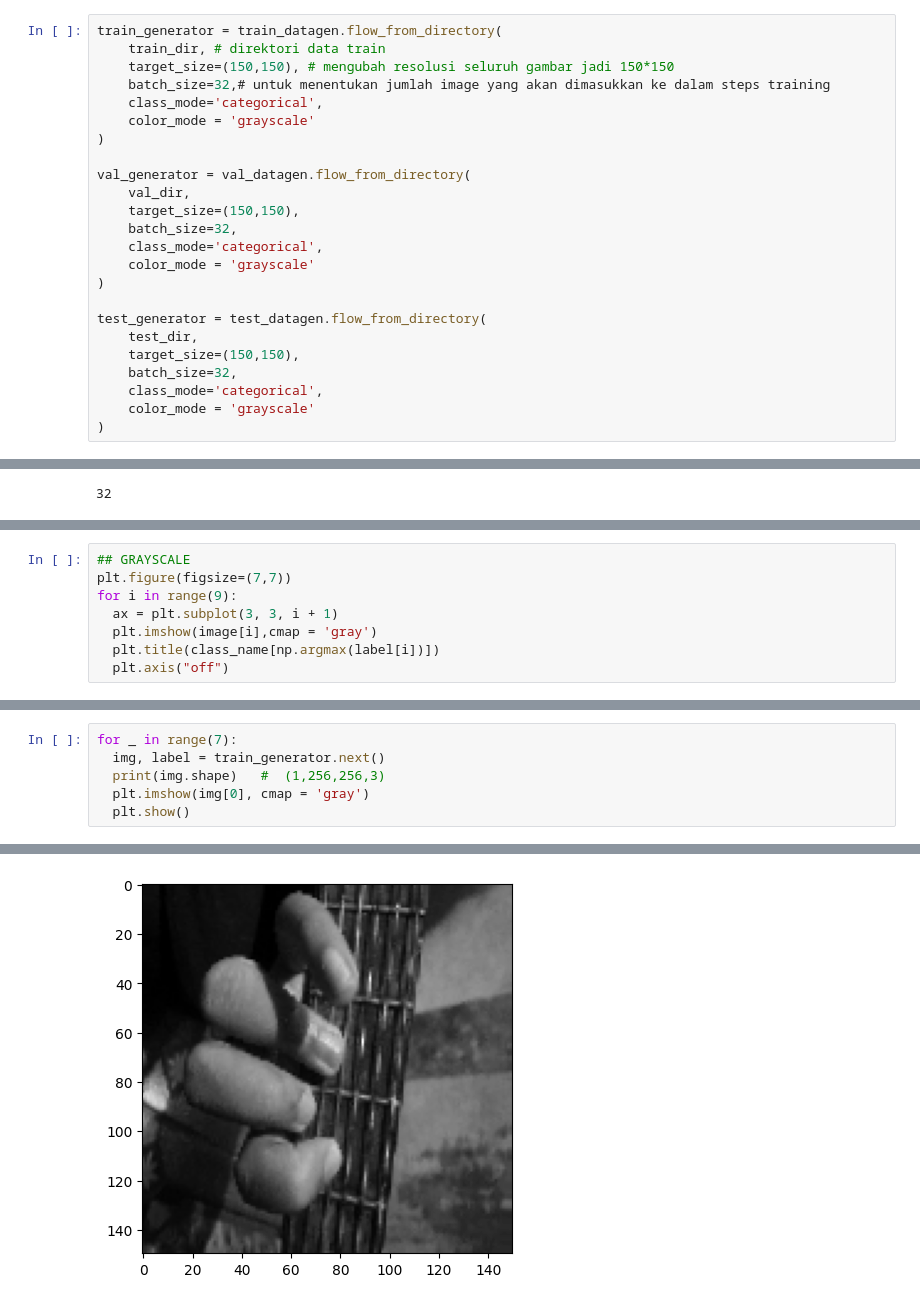
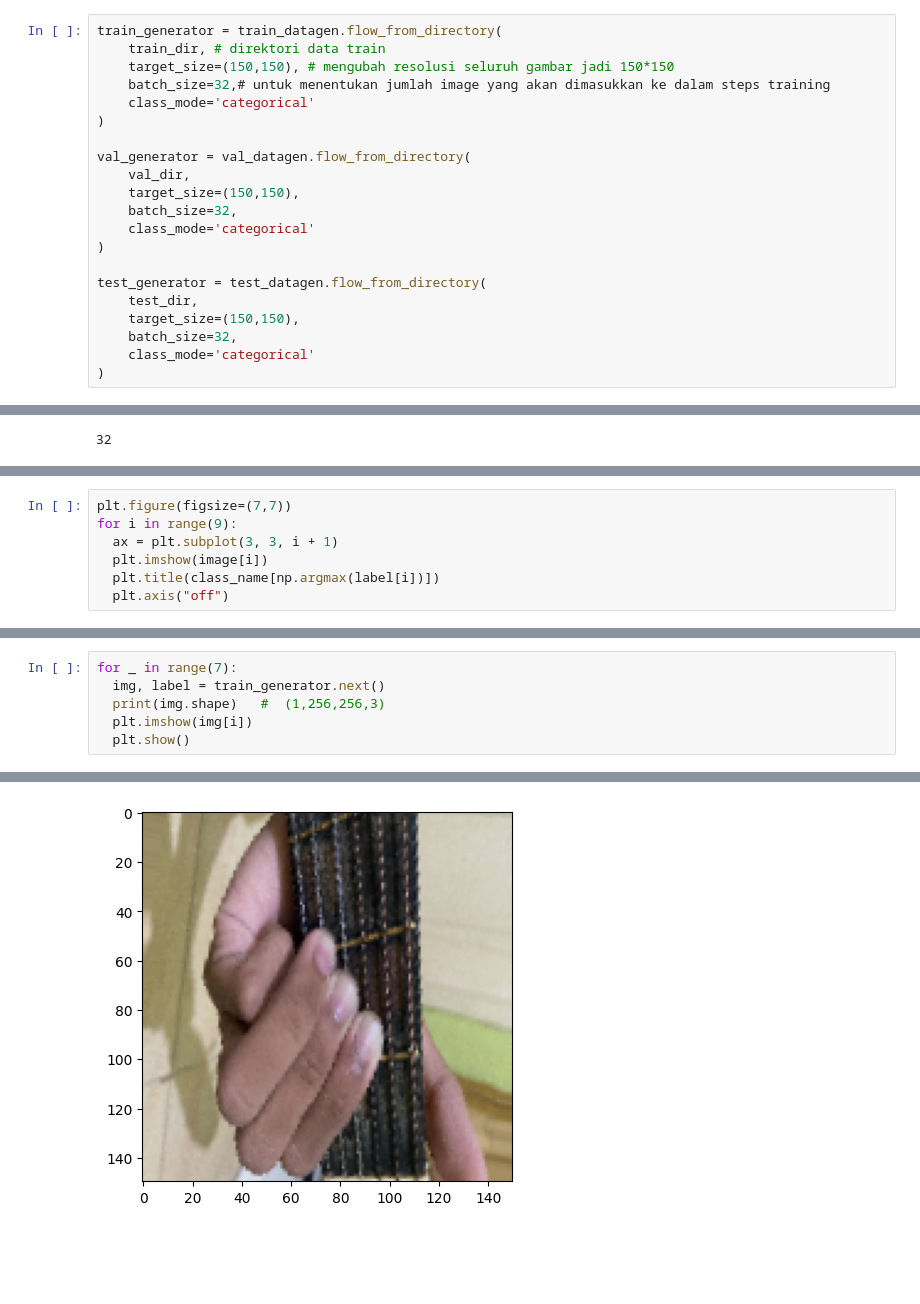
Before and after one commit to Nizares/GuitarChordsClassification, a Jupyter notebook: Kunci_Gitar.ipynb, the cells around one changed output, grey strips where cells are left out. Saved outputs shown, nothing was run; the diff lists cells and outputs as text; blank space fills up the shorter version.

Commit message:
Tidak Jadi Menggunakan Grayscale

```diff
--- a/Kunci_Gitar.ipynb
+++ b/Kunci_Gitar.ipynb
@@ -68,24 +68,21 @@ train_generator = train_datagen.flow_from_directory(
     train_dir, # direktori data train
     target_size=(150,150), # mengubah resolusi seluruh gambar jadi 150*150
     batch_size=32,# untuk menentukan jumlah image yang akan dimasukkan ke dalam steps training
-    class_mode='categorical',
-    color_mode = 'grayscale'
+    class_mode='categorical'
 )
 
 val_generator = val_datagen.flow_from_directory(
     val_dir,
     target_size=(150,150),
     batch_size=32,
-    class_mode='categorical',
-    color_mode = 'grayscale'
+    class_mode='categorical'
 )
 
 test_generator = test_datagen.flow_from_directory(
     test_dir,
     target_size=(150,150),
     batch_size=32,
-    class_mode='categorical',
-    color_mode = 'grayscale'
+    class_mode='categorical'
 )
 # %% [output]
 Found 977 images belonging to 7 classes.
@@ -135,9 +129,8 @@ plt.imshow(gambar,cmap = 'gray')
 # %%
-## GRAYSCALE
 plt.figure(figsize=(7,7))
 for i in range(9):
   ax = plt.subplot(3, 3, i + 1)
-  plt.imshow(image[i],cmap = 'gray')
+  plt.imshow(image[i])
   plt.title(class_name[np.argmax(label[i])])
   plt.axis("off")
 # %% [output]
@@ -146,6 +139,6 @@ for i in range(9):
 for _ in range(7):
   img, label = train_generator.next()
   print(img.shape)   #  (1,256,256,3)
-  plt.imshow(img[0], cmap = 'gray')
+  plt.imshow(img[i])
   plt.show()
 # %% [output]
@@ -155 +148 @@ for _ in range(7):
-[figure, old version]
+[figure, new version]
```
Also changed, not shown: parts of 11 cells of this notebook.
